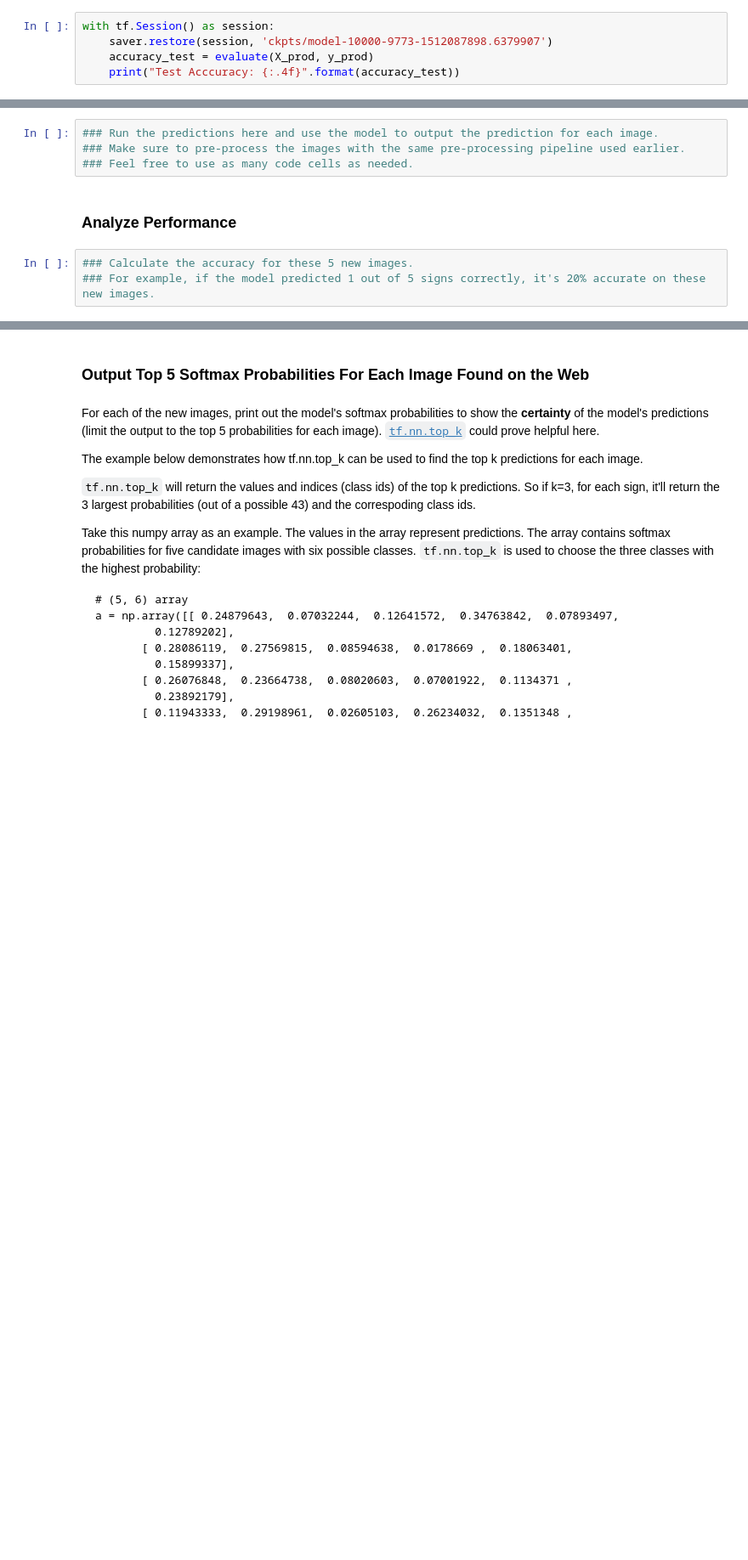
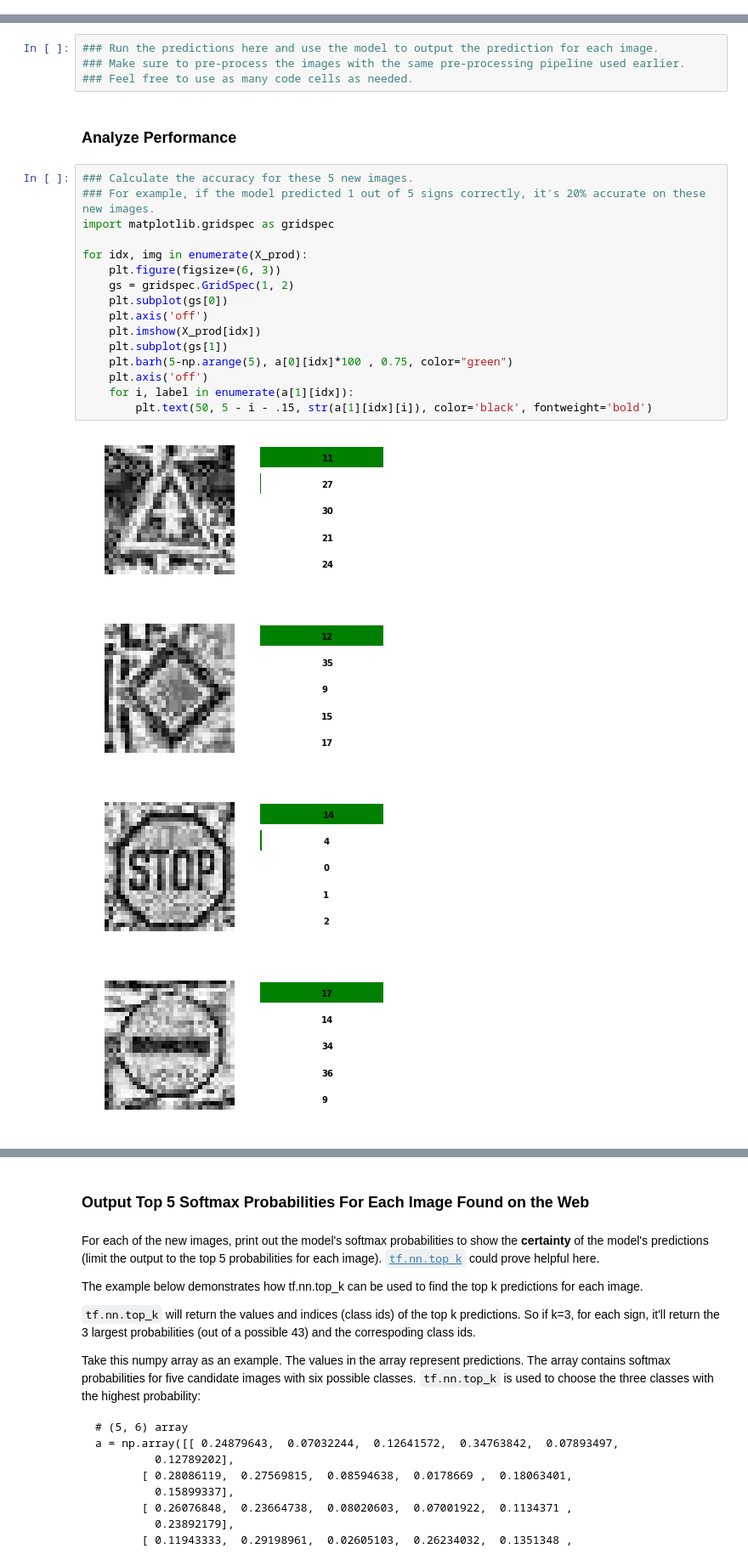
Before and after one commit to sidroopdaska/SelfDrivingCar, a Jupyter notebook: TrafficSignClassifier/Traffic_Sign_Classifier.ipynb, the cells around one changed output, grey strips where cells are left out. Shown: that part at 85% size. Cells and saved outputs as stored; diff of their text form; blank space fills up the shorter version.

```diff
--- a/TrafficSignClassifier/Traffic_Sign_Classifier.ipynb
+++ b/TrafficSignClassifier/Traffic_Sign_Classifier.ipynb
@@ -1036,5 +1030,0 @@ assert(len(X_prod) == len(y_prod))
-# %%
-with tf.Session() as session:
-    saver.restore(session, 'ckpts/model-10000-9773-1512087898.6379907')
-    accuracy_test = evaluate(X_prod, y_prod)
-    print("Test Acccuracy: {:.4f}".format(accuracy_test))
@@ -1046,6 +1059,24 @@ with tf.Session() as session:
 ### Feel free to use as many code cells as needed.
 # %% [markdown]
 ### Analyze Performance
-# %%
-### Calculate the accuracy for these 5 new images.
-### For example, if the model predicted 1 out of 5 signs correctly, it's 20% accurate on these new images.
+# %%
+### Calculate the accuracy for these 5 new images.
+### For example, if the model predicted 1 out of 5 signs correctly, it's 20% accurate on these new images.
+import matplotlib.gridspec as gridspec
+
+for idx, img in enumerate(X_prod):
+    plt.figure(figsize=(6, 3))
+    gs = gridspec.GridSpec(1, 2)
+    plt.subplot(gs[0])
+    plt.axis('off')
+    plt.imshow(X_prod[idx])
+    plt.subplot(gs[1])
+    plt.barh(5-np.arange(5), a[0][idx]*100 , 0.75, color="green")
+    plt.axis('off')
+    for i, label in enumerate(a[1][idx]):
+        plt.text(50, 5 - i - .15, str(a[1][idx][i]), color='black', fontweight='bold')
+# %% [output]
+[figure, added]
+[figure, added]
+[figure, added]
+[figure, added]
```
Also changed, not shown: parts of 29 cells of this notebook, 22 other files.
